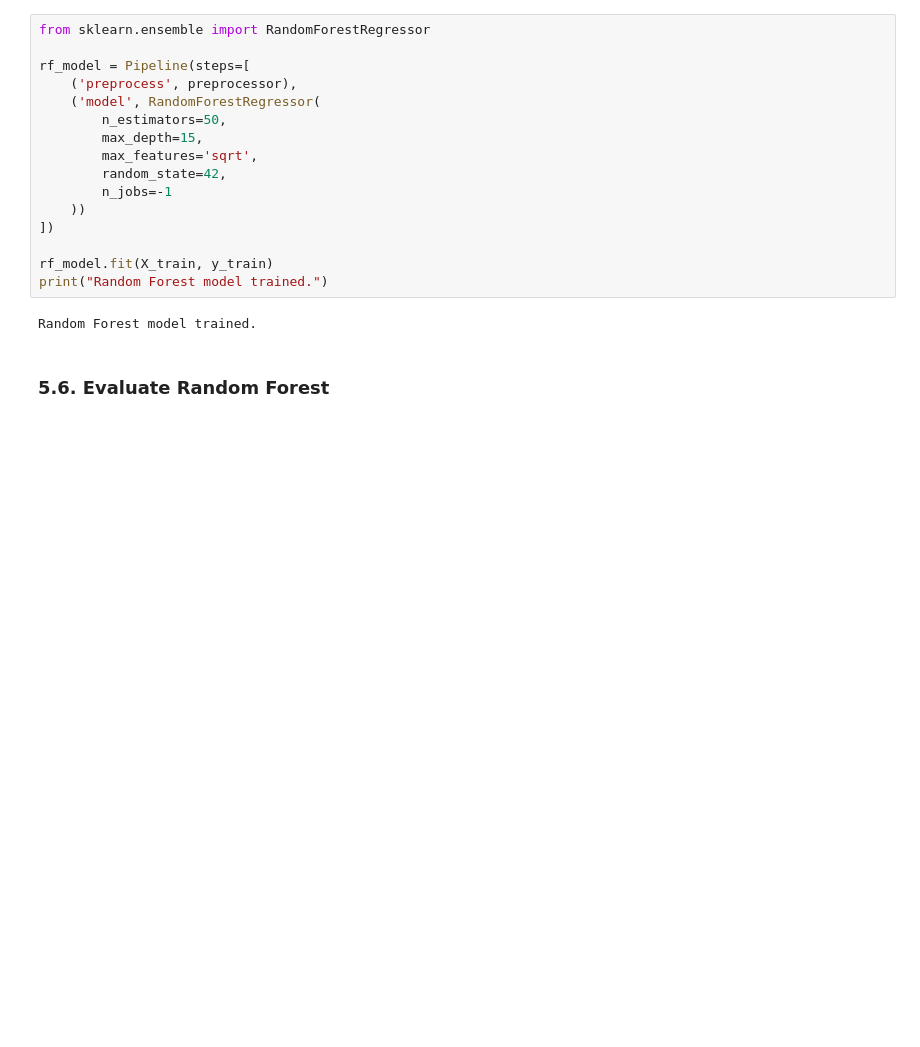
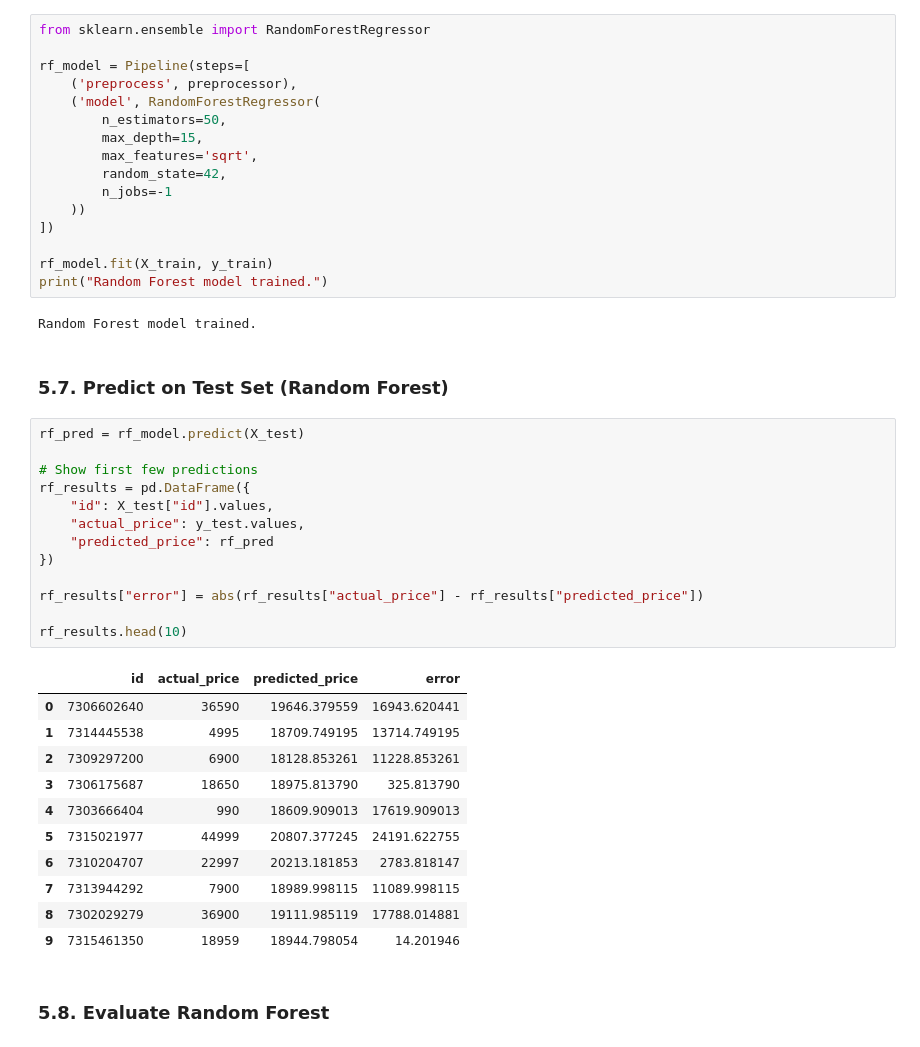
Before and after one commit to clebastard21/catherine-ml-portfolio, a Jupyter notebook: supervised-learning/vehicle-price-prediction.ipynb, the cells around one changed output. Saved outputs shown, nothing was run; the diff lists cells and outputs as text; blank space fills up the shorter version.

```diff
--- a/supervised-learning/vehicle-price-prediction.ipynb
+++ b/supervised-learning/vehicle-price-prediction.ipynb
@@ -645,8 +673,35 @@ rf_model.fit(X_train, y_train)
 print("Random Forest model trained.")
 # %% [output]
 Random Forest model trained.
+# %% [markdown]
+### 5.7. Predict on Test Set (Random Forest)
+# %%
+rf_pred = rf_model.predict(X_test)
+
+# Show first few predictions
+rf_results = pd.DataFrame({
+    "id": X_test["id"].values,
+    "actual_price": y_test.values,
+    "predicted_price": rf_pred
+})
+
+rf_results["error"] = abs(rf_results["actual_price"] - rf_results["predicted_price"])
+
+rf_results.head(10)
+# %% [output]
+|  | id | actual_price | predicted_price | error |
+| 0 | 7306602640 | 36590 | 19646.379559 | 16943.620441 |
+| 1 | 7314445538 | 4995 | 18709.749195 | 13714.749195 |
+| 2 | 7309297200 | 6900 | 18128.853261 | 11228.853261 |
+| 3 | 7306175687 | 18650 | 18975.813790 | 325.813790 |
+| 4 | 7303666404 | 990 | 18609.909013 | 17619.909013 |
+| 5 | 7315021977 | 44999 | 20807.377245 | 24191.622755 |
+| 6 | 7310204707 | 22997 | 20213.181853 | 2783.818147 |
+| 7 | 7313944292 | 7900 | 18989.998115 | 11089.998115 |
+| 8 | 7302029279 | 36900 | 19111.985119 | 17788.014881 |
+| 9 | 7315461350 | 18959 | 18944.798054 | 14.201946 |
 # %% [markdown]
-### 5.6. Evaluate Random Forest
+### 5.8. Evaluate Random Forest
 # %%
 y_pred_rf = rf_model.predict(X_test)
 
```
Also changed, not shown: parts of 22 cells of this notebook.
